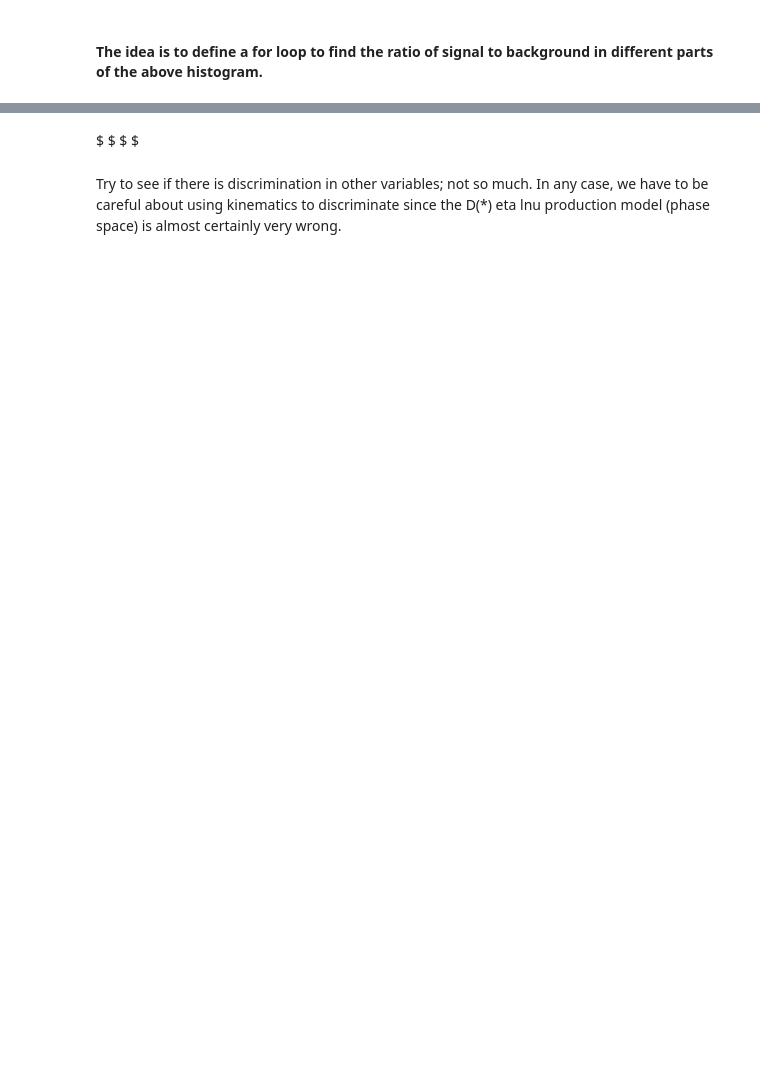
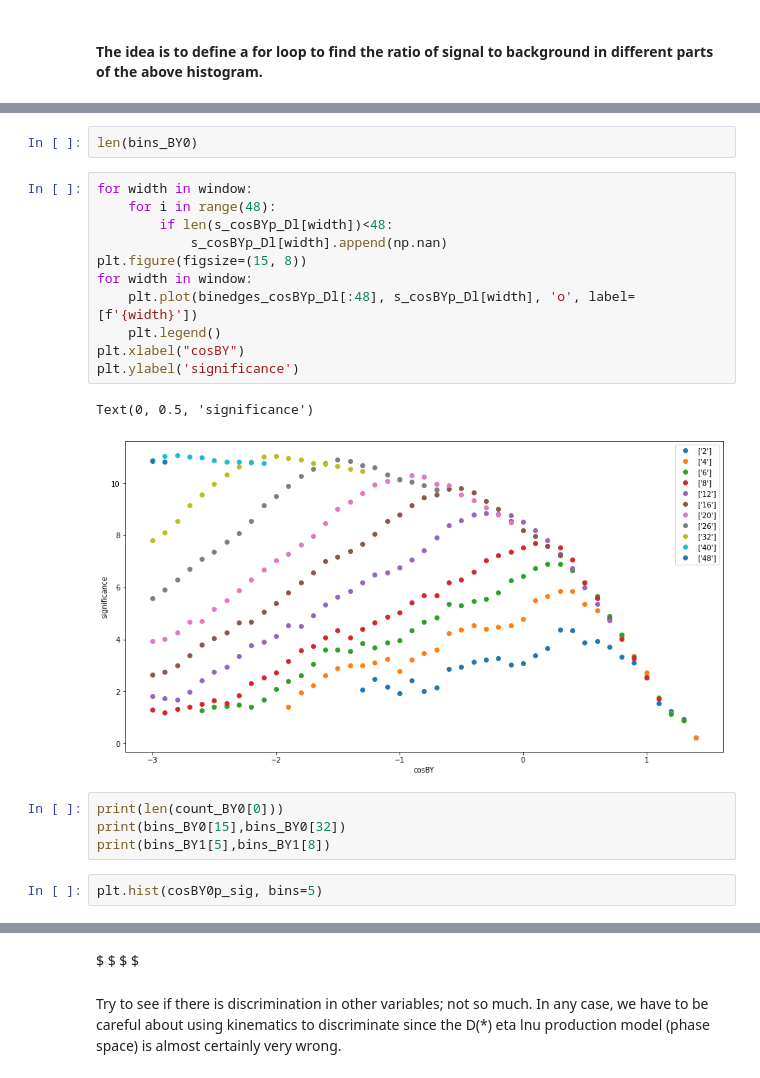
Before and after one commit to SaharGholipour/Sahar_MSc, a Jupyter notebook: mysignal_comparison.ipynb, the cells around one changed output, grey strips where cells are left out. Cells and saved outputs as stored; diff of their text form; blank space fills up the shorter version.

```diff
--- a/mysignal_comparison.ipynb
+++ b/mysignal_comparison.ipynb
@@ -547,3 +614,25 @@ def get_x_ratio(width_list, bin_count):
+# %%
+len(bins_BY0)
+# %%
+for width in window:
+    for i in range(48):
+        if len(s_cosBYp_Dl[width])<48:
+            s_cosBYp_Dl[width].append(np.nan)
+plt.figure(figsize=(15, 8))
+for width in window:
+    plt.plot(binedges_cosBYp_Dl[:48], s_cosBYp_Dl[width], 'o', label=[f'{width}'])
+    plt.legend()
+plt.xlabel("cosBY")
+plt.ylabel('significance')
+# %% [output]
+Text(0, 0.5, 'significance')
+[figure, added]
+# %%
+print(len(count_BY0[0]))
+print(bins_BY0[15],bins_BY0[32])
+print(bins_BY1[5],bins_BY1[8])
+# %%
+plt.hist(cosBY0p_sig, bins=5)
 # %%
 # pion
 api0true_InvM=pd.concat([aTree.query(cand0+AND+pi0true0)["pi4_B0_InvM"],
```
Also changed, not shown: parts of 61 cells of this notebook.
